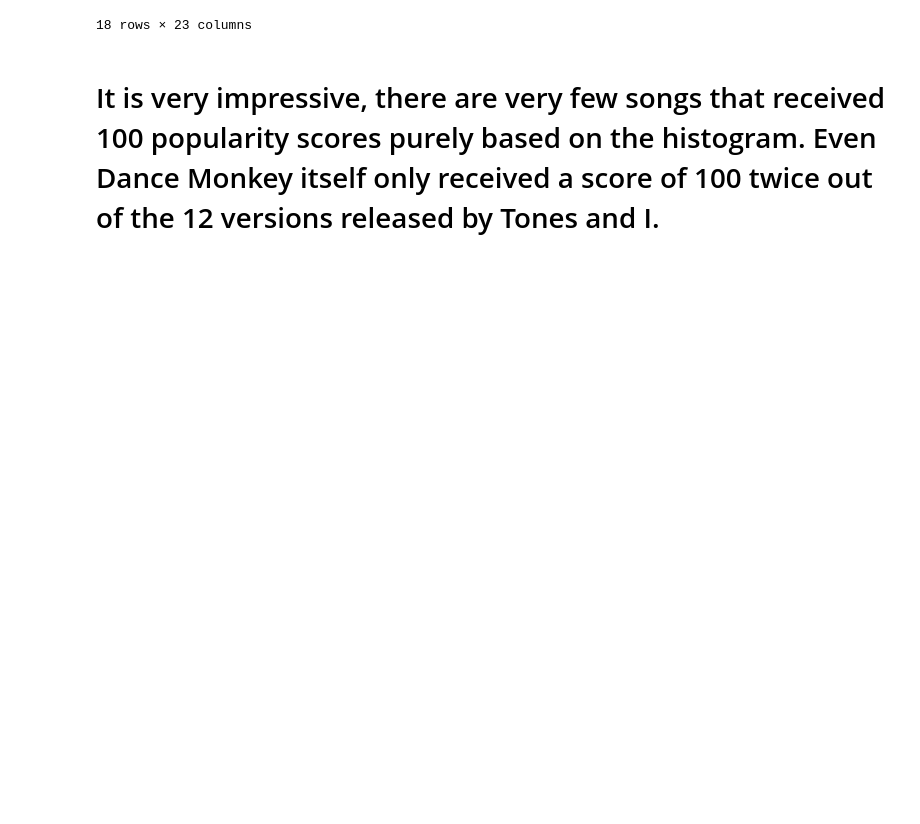
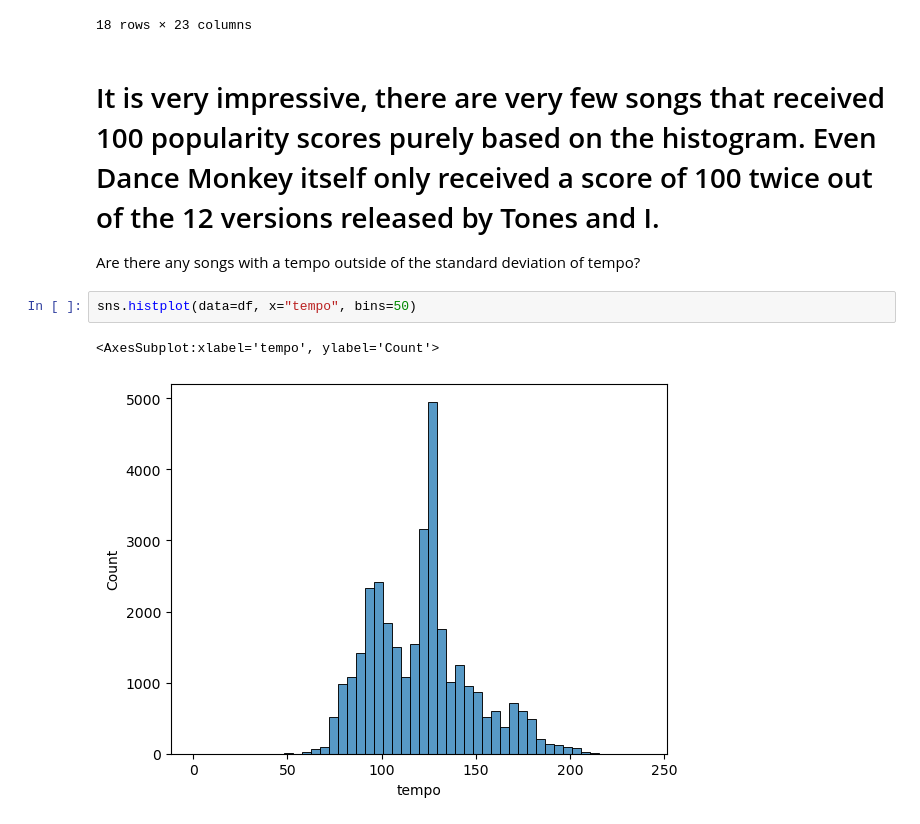
Before and after one commit to duogie/AI, a Jupyter notebook: Semester 1/spotify/morespotify.ipynb, the cells around one changed output. Cells and saved outputs as stored; diff of their text form; blank space fills up the shorter version.

```diff
--- a/Semester 1/spotify/morespotify.ipynb
+++ b/Semester 1/spotify/morespotify.ipynb
@@ -80,3 +80,9 @@ df.loc[df['track_name']=="Dance Monkey"]
 18 rows × 23 columns
 # %% [markdown]
 # It is very impressive, there are very few songs that received 100 popularity scores purely based on the histogram. Even Dance Monkey itself only received a score of 100 twice out of the 12 versions released by Tones and I.
+Are there any songs with a tempo outside of the standard deviation of tempo?
+# %%
+sns.histplot(data=df, x="tempo", bins=50)
+# %% [output]
+<AxesSubplot:xlabel='tempo', ylabel='Count'>
+[figure, added]
```
